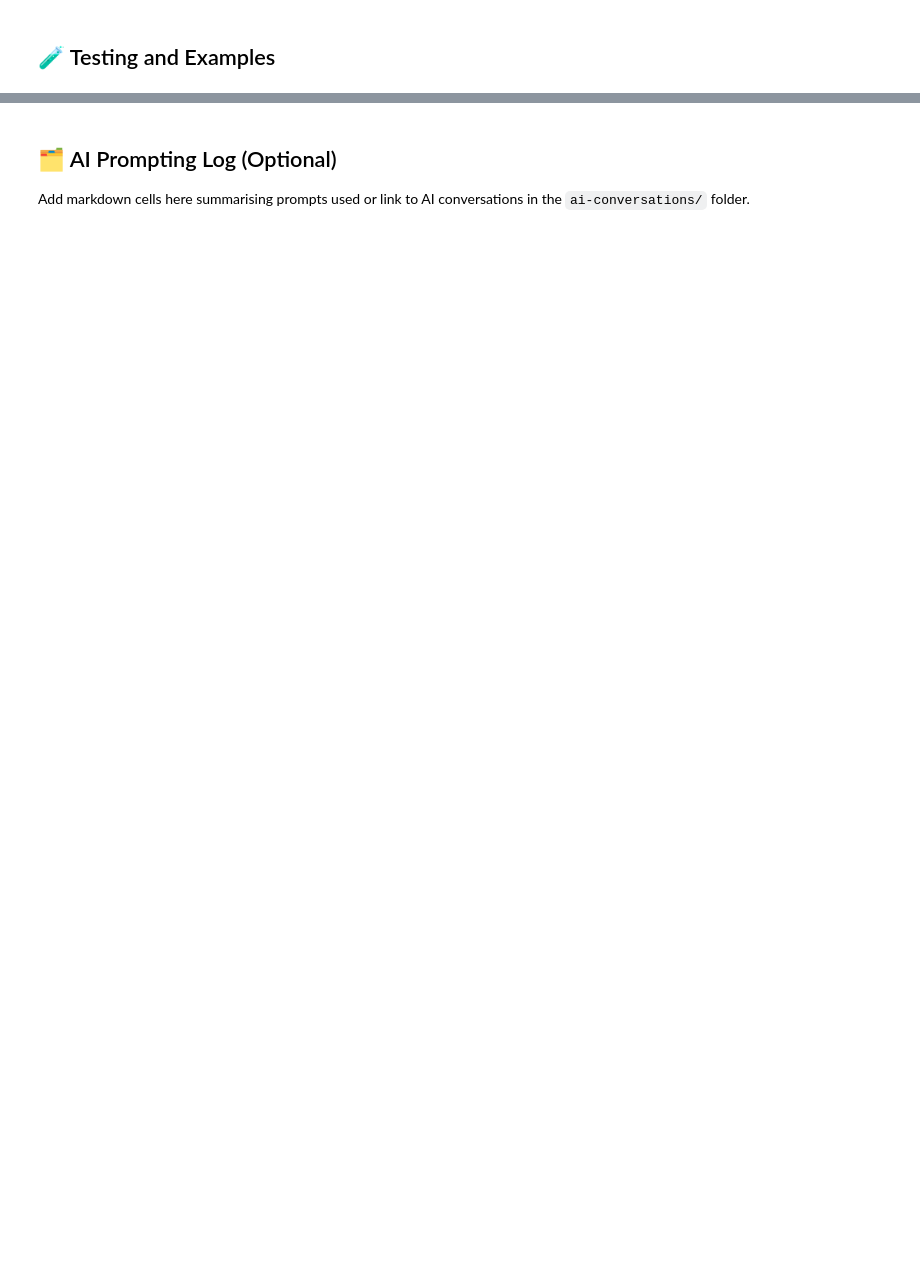
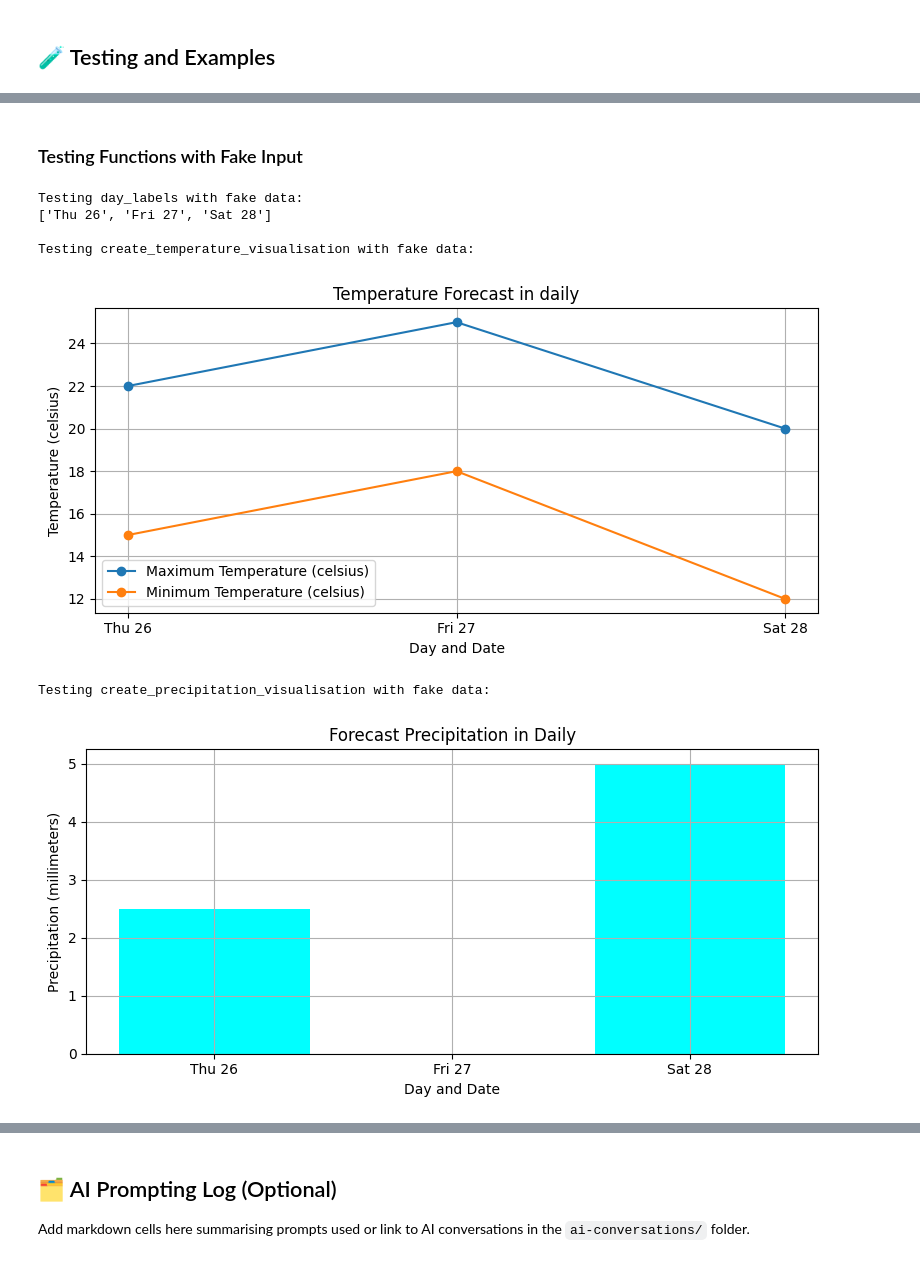
Before and after one commit to Yarida2543/weatherwise.Yarida, a Jupyter notebook: starter_notebook.ipynb, the cells around one changed output, grey strips where cells are left out. Drawn from its saved outputs; the diff is of its cells as text; code cells hidden in the pictures; blank space fills up the shorter version.

```diff
--- a/starter_notebook.ipynb
+++ b/starter_notebook.ipynb
@@ -691,0 +735,78 @@ Goodbye have a great day!
+# %% [markdown]
+### Testing Functions with Fake Input
+# %%
+# Example fake weather data for testing
+fake_weather_data = {
+    "location": "TestCity",
+    "forecast_days": 3,
+    "current": {
+        "temp_C": 20.5,
+        "FeelsLike": 19.8,
+        "weatherDescript": [{"description": "scattered clouds"}],
+        "precipi_MM": 0.1,
+        "windspeed": 15.0,
+        "wind_degrees": 180
+    },
+    "daily": [
+        {
+            "date": "2023-10-26",
+            "maxtemperature": "22.0",
+            "mintemperature": "15.0",
+            "totalPrecipitation": "2.5",
+            "weatherDescript": [{"value": "light rain"}]
+        },
+        {
+            "date": "2023-10-27",
+            "maxtemperature": "25.0",
+            "mintemperature": "18.0",
+            "totalPrecipitation": "0.0",
+            "weatherDescript": [{"value": "clear sky"}]
+        },
+        {
+            "date": "2023-10-28",
+            "maxtemperature": "20.0",
+            "mintemperature": "12.0",
+            "totalPrecipitation": "5.0",
+            "weatherDescript": [{"value": "heavy rain"}]
+        }
+    ]
+}
+
+print("Testing day_labels with fake data:")
+print(day_labels(fake_weather_data.get("daily", [])))
+
+print("\nTesting create_temperature_visualisation with fake data:")
+# Note: This will display a plot, not print to console
+create_temperature_visualisation(fake_weather_data)
+
+print("\nTesting create_precipitation_visualisation with fake data:")
+# Note: This will display a plot, not print to console
+create_precipitation_visualisation(fake_weather_data)
+
+print("\nTesting parse_weather_question with fake input:")
+print(parse_weather_question("What is the temperature in FakeCity tomorrow?"))
+print(parse_weather_question("Will it rain today in another city?"))
+
+print("\nTesting generate_weather_response with fake data:")
+fake_parsed_question = parse_weather_question("What is the temperature in TestCity today?")
+print(generate_weather_response(fake_parsed_question, fake_weather_data))
+
+fake_parsed_question_rain = parse_weather_question("Will it rain tomorrow in TestCity?")
+print(generate_weather_response(fake_parsed_question_rain, fake_weather_data))
+
+# Note: Testing Get_data_from_Web requires a valid API key and internet connection.
+# We can't easily use fake data for the initial API call.
+# You can manually test this function with a real city after setting your API key.
+# print("\nTesting Get_data_from_Web with a real city (requires API key):")
+# print(Get_data_from_Web("London"))
+
+print("\nTesting get_weather_data with fake city (should return error):")
+print(get_weather_data("InvalidFakeCity123", forecast_days=3))
+# %% [output]
+Testing day_labels with fake data:
+['Thu 26', 'Fri 27', 'Sat 28']
+
+Testing create_temperature_visualisation with fake data:
+[figure, added]
+Testing create_precipitation_visualisation with fake data:
+[figure, added]
```
Also changed, not shown: parts of 5 cells of this notebook.
